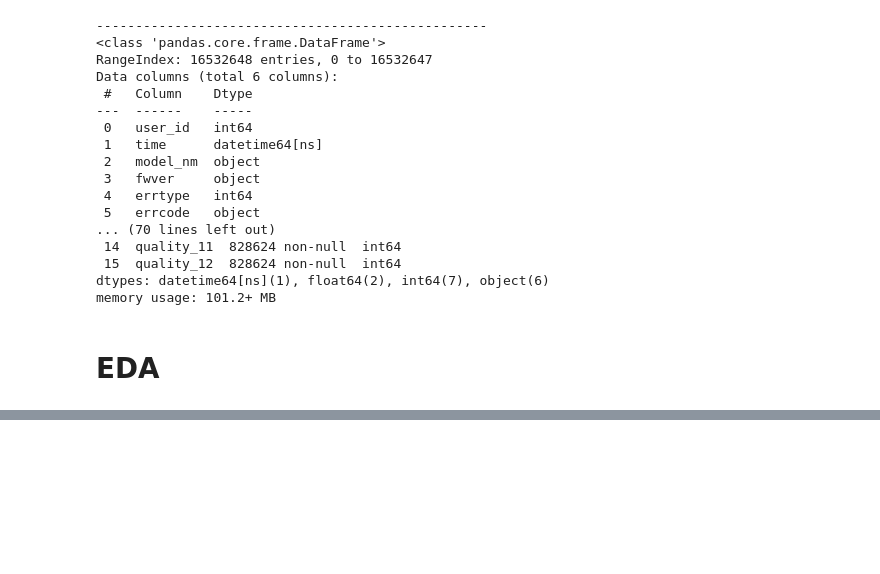
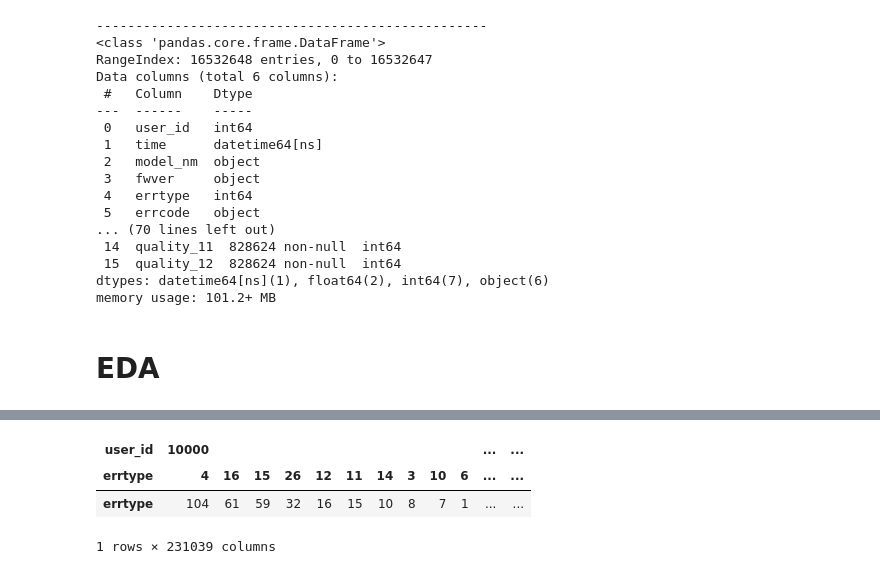
Before and after one commit to hundredeuk2/python, a Jupyter notebook: Dacon/LG_AI/1st_try.ipynb, the cells around one changed output, grey strips where cells are left out. Saved outputs shown, nothing was run; the diff lists cells and outputs as text; code cells hidden in the pictures; blank space fills up the shorter version.

Commit message:
21/01/21 groupby

```diff
--- a/Dacon/LG_AI/1st_try.ipynb
+++ b/Dacon/LG_AI/1st_try.ipynb
@@ -107 +106,3 @@ sns.countplot(x='fwver',data=train_err_df)
 [figure]
+# %%
+error_df = train_err_df.groupby('user_id')['errtype'].value_counts()
@@ -107,0 +125,9 @@ sns.countplot(x='fwver',data=train_err_df)
+# %%
+error_df = pd.DataFrame(error_df)
+# %%
+error_df.T
+# %% [output]
+| user_id | 10000 |  |  |  |  |  |  |  |  |  | ... | ... |
+| errtype | 4 | 16 | 15 | 26 | 12 | 11 | 14 | 3 | 10 | 6 | ... | ... |
+| errtype | 104 | 61 | 59 | 32 | 16 | 15 | 10 | 8 | 7 | 1 | ... | ... |
+1 rows × 231039 columns
```
Also changed, not shown: parts of 9 cells of this notebook.
